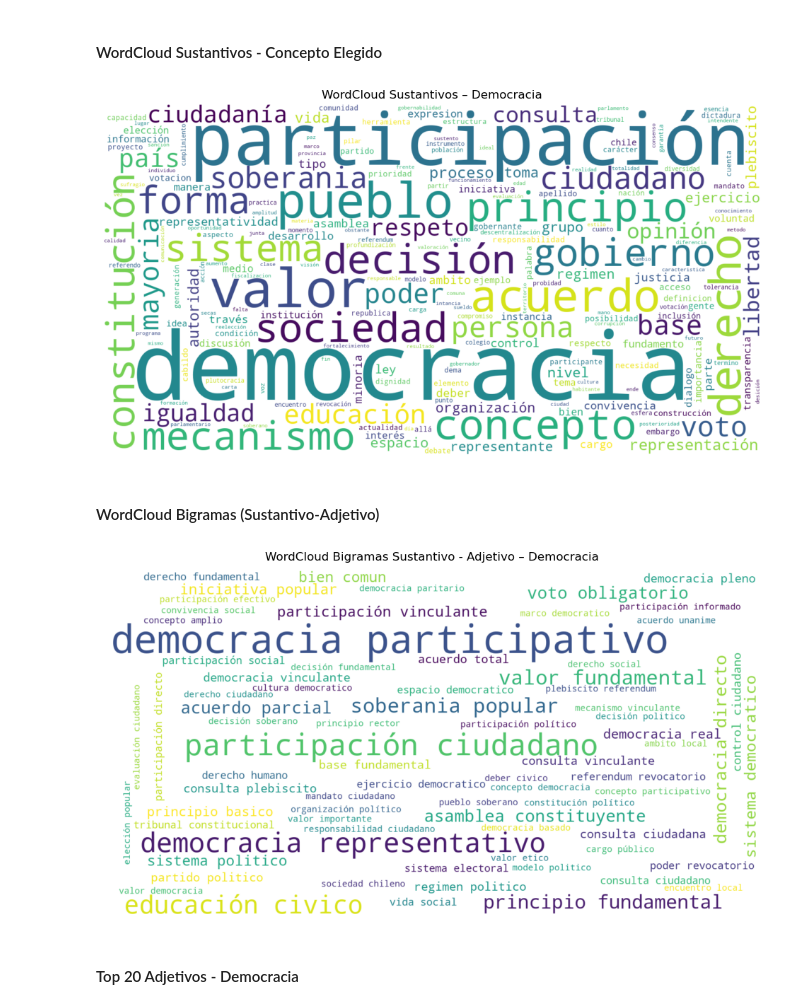
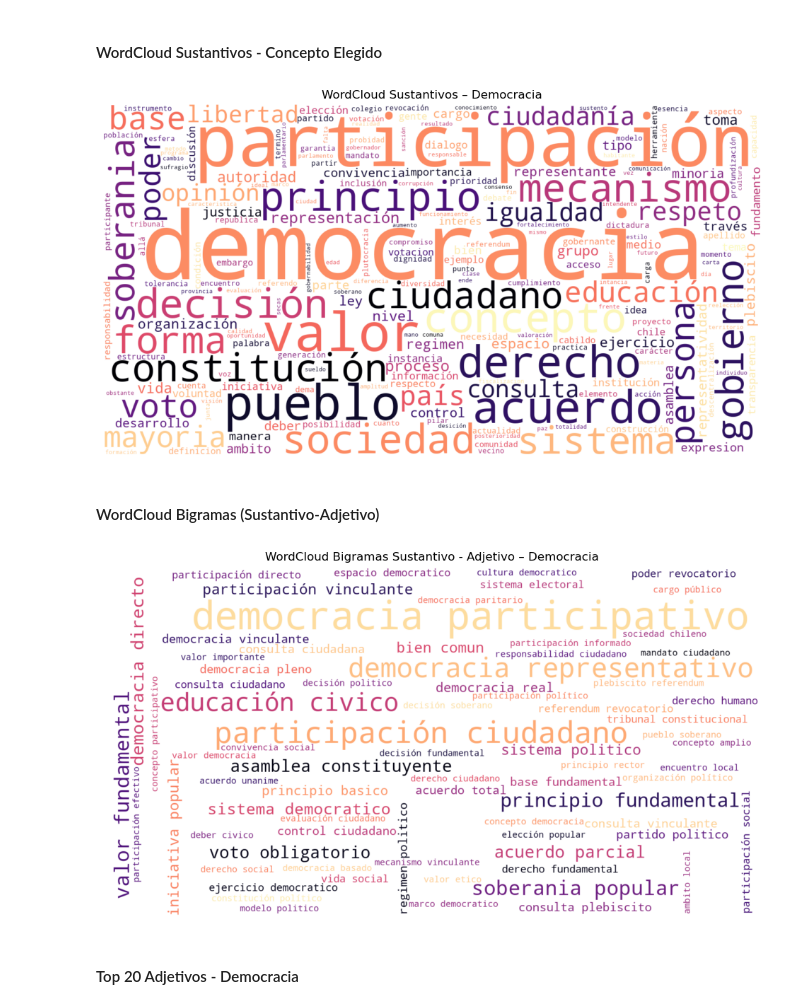
Before and after one commit to Vikktor93/tarea1-NLP, a Jupyter notebook: tarea1_victor_saldivia.ipynb, the cells around one changed output. Saved outputs shown, nothing was run; the diff lists cells and outputs as text; code cells hidden in the pictures.

```diff
--- a/tarea1_victor_saldivia.ipynb
+++ b/tarea1_victor_saldivia.ipynb
@@ -389,15 +390,15 @@ Vocab filtrado: 213 Total frecuencia: 2339
 #### WordCloud Sustantivos - Concepto Elegido
 # %%
 freq_unigrams = {w:c for w,c in all_nouns.items() if c>=2}
-wc = WordCloud(width=1500, height=800, background_color='white', max_words=1000, collocations=False)
+wc = WordCloud(width=1500, height=800, background_color='white', colormap="magma",  max_words=1000, collocations=False)
 wc.generate_from_frequencies(freq_unigrams)
 plt.figure(figsize=(12,8))
 plt.imshow(wc, interpolation='bilinear')
 plt.axis('off')
 plt.title(f'WordCloud Sustantivos – {concepto_elegido}')
 plt.show()
 # %% [output]
-[figure, old version]
+[figure, new version]
 # %% [markdown]
 #### WordCloud Bigramas (Sustantivo-Adjetivo)
 # %%
@@ -408,6 +409,7 @@ wc2 = WordCloud(
     width=1500,
     height=800,
     background_color='white',
+    colormap="magma",
     max_words=400,
     collocations=False
 ).generate_from_frequencies(freq_bigrams_space)
@@ -418,7 +420,7 @@ plt.axis('off')
 plt.title(f'WordCloud Bigramas Sustantivo - Adjetivo – {concepto_elegido}')
 plt.show()
 # %% [output]
-[figure, old version]
+[figure, new version]
 # %% [markdown]
 #### Top 20 Adjetivos - Democracia
 # %%
```
Also changed, not shown: parts of 4 cells of this notebook.
